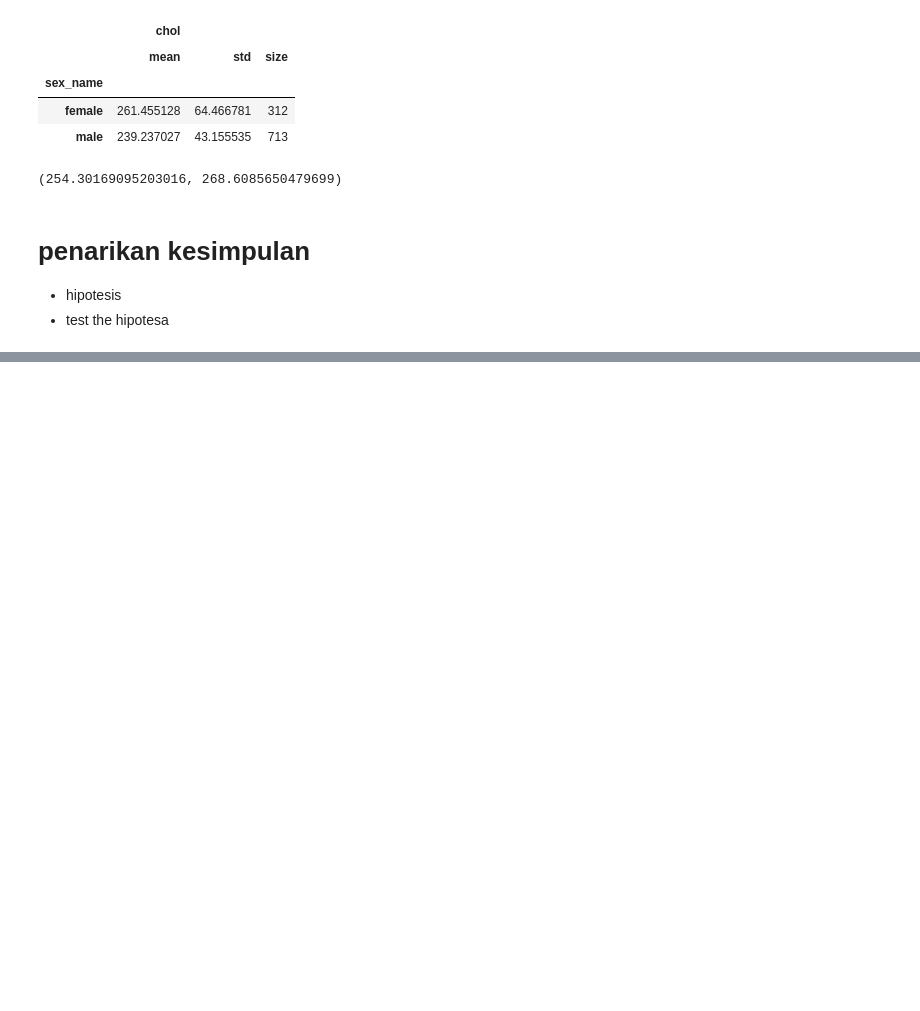
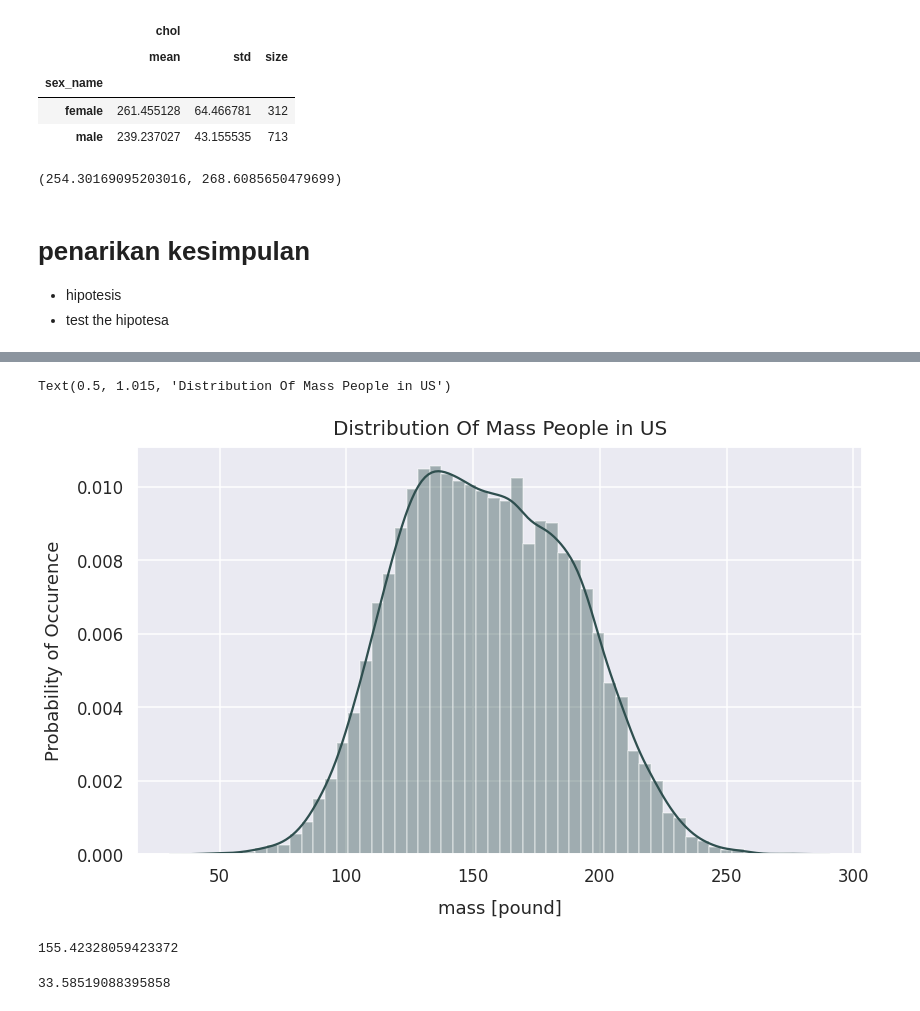
Before and after one commit to safiraauliar/H8_PYTN-KS-003, a Jupyter notebook: Sesi10-Inferential-Statistics.ipynb, the cells around one changed output, grey strips where cells are left out. Drawn from its saved outputs; the diff is of its cells as text; code cells hidden in the pictures; blank space fills up the shorter version.

```diff
--- a/Sesi10-Inferential-Statistics.ipynb
+++ b/Sesi10-Inferential-Statistics.ipynb
@@ -182,0 +185,22 @@ lcb, ucb
+# %%
+import pandas as pd
+import seaborn as sns
+import scipy.stats as stats
+import numpy as np
+import random
+import warnings
+import matplotlib.pyplot as plt
+import statsmodels.api as sm
+%matplotlib inline
+
+sns.set(rc={'figure.figsize':(13, 7.5)})
+sns.set_context('talk')
+# %%
+# Generate data of people's mass in pounds
+
+np.random.seed(42)
+normal_distribution_us_male_mass_pounds = np.random.normal(loc=181, scale=24, size=6000)
+normal_distribution_us_female_mass_pounds = np.random.normal(loc=132, scale=22, size=6500)
+all_mass_values = np.concatenate((normal_distribution_us_male_mass_pounds,
+                                  normal_distribution_us_female_mass_pounds), axis=0)
+df_ppl_mass= pd.DataFrame(data={'us_people_mass_pounds': all_mass_values})
@@ -182,0 +216,22 @@ lcb, ucb
+# %%
+# VIEW DISTRIBUTION OF US PEOPLE'S MASS
+
+sns.distplot(df_ppl_mass['us_people_mass_pounds'], color='darkslategrey')
+plt.xlabel("mass [pound]", labelpad=14)
+plt.ylabel('Probability of Occurence', labelpad=14)
+plt.title("Distribution Of Mass People in US", y=1.015, fontsize=20)
+# %% [output]
+Text(0.5, 1.015, 'Distribution Of Mass People in US')
+[figure, added]
+# %%
+# Calculation Population Mean
+pop_mean_mass= df_ppl_mass['us_people_mass_pounds'].mean()
+pop_mean_mass
+# %% [output]
+155.42328059423372
+# %%
+# Calculate population standard deviation
+pop_std_mass = df_ppl_mass['us_people_mass_pounds'].std()
+pop_std_mass
+# %% [output]
+33.58519088395858
```
Also changed, not shown: parts of 52 cells of this notebook.
